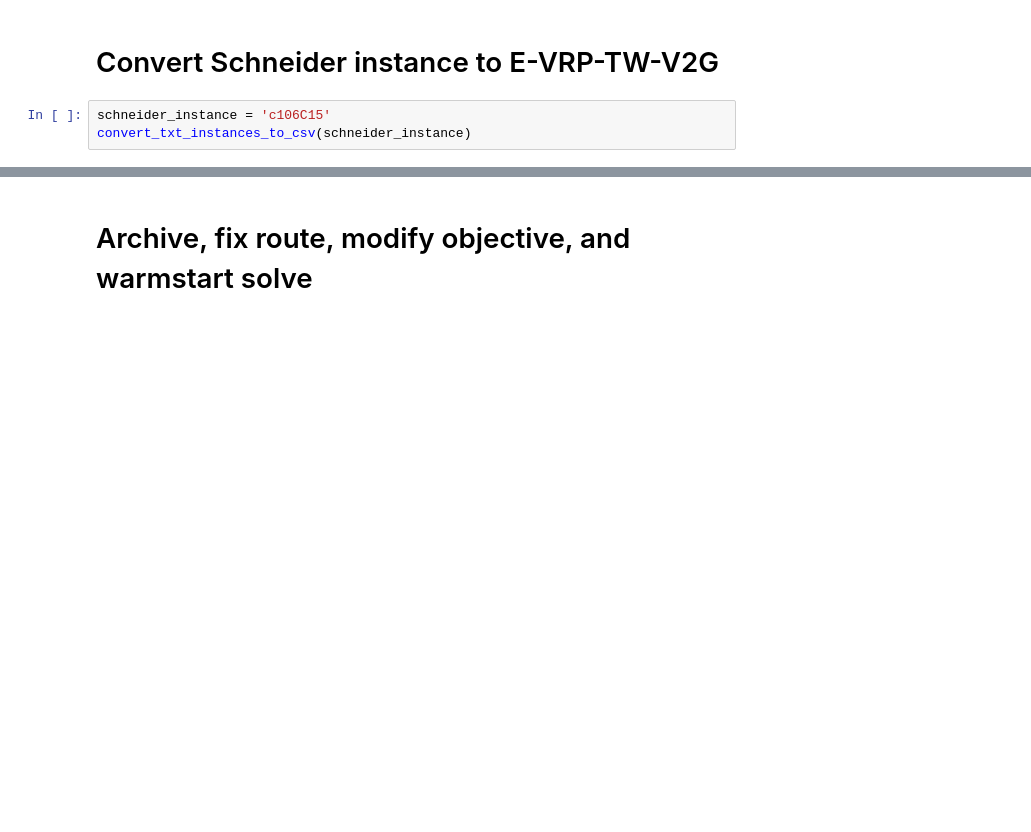
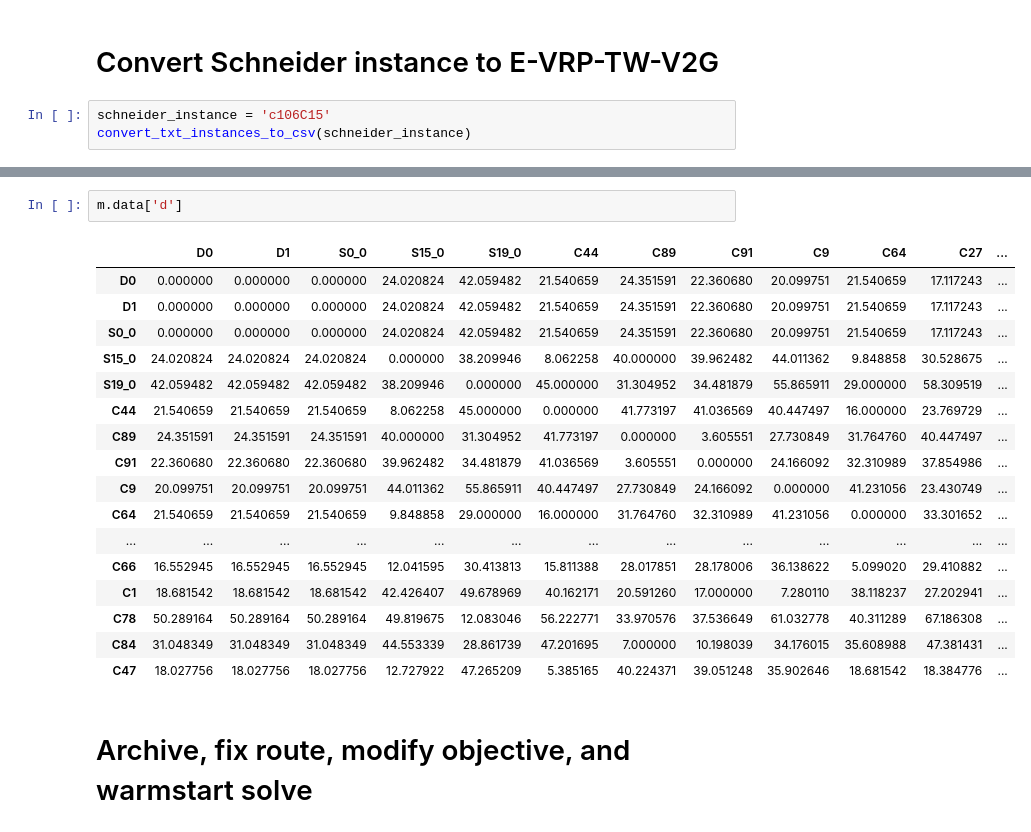
Before and after one commit to rariss/E-VRP-TW-V2G, a Jupyter notebook: evrp/e-vrp-tw.ipynb, the cells around one changed output, grey strips where cells are left out. Saved outputs shown, nothing was run; the diff lists cells and outputs as text; blank space fills up the shorter version.

```diff
--- a/evrp/e-vrp-tw.ipynb
+++ b/evrp/e-vrp-tw.ipynb
@@ -92,3 +116,23 @@ x, xp, traces, routes = plot_evrptwv2g(m)
+# %%
+m.data['d']
+# %% [output]
+|  | D0 | D1 | S0_0 | S15_0 | S19_0 | C44 | C89 | C91 | C9 | C64 | C27 | ... |
+| D0 | 0.000000 | 0.000000 | 0.000000 | 24.020824 | 42.059482 | 21.540659 | 24.351591 | 22.360680 | 20.099751 | 21.540659 | 17.117243 | ... |
+| D1 | 0.000000 | 0.000000 | 0.000000 | 24.020824 | 42.059482 | 21.540659 | 24.351591 | 22.360680 | 20.099751 | 21.540659 | 17.117243 | ... |
+| S0_0 | 0.000000 | 0.000000 | 0.000000 | 24.020824 | 42.059482 | 21.540659 | 24.351591 | 22.360680 | 20.099751 | 21.540659 | 17.117243 | ... |
+| S15_0 | 24.020824 | 24.020824 | 24.020824 | 0.000000 | 38.209946 | 8.062258 | 40.000000 | 39.962482 | 44.011362 | 9.848858 | 30.528675 | ... |
+| S19_0 | 42.059482 | 42.059482 | 42.059482 | 38.209946 | 0.000000 | 45.000000 | 31.304952 | 34.481879 | 55.865911 | 29.000000 | 58.309519 | ... |
+| C44 | 21.540659 | 21.540659 | 21.540659 | 8.062258 | 45.000000 | 0.000000 | 41.773197 | 41.036569 | 40.447497 | 16.000000 | 23.769729 | ... |
+| C89 | 24.351591 | 24.351591 | 24.351591 | 40.000000 | 31.304952 | 41.773197 | 0.000000 | 3.605551 | 27.730849 | 31.764760 | 40.447497 | ... |
+| C91 | 22.360680 | 22.360680 | 22.360680 | 39.962482 | 34.481879 | 41.036569 | 3.605551 | 0.000000 | 24.166092 | 32.310989 | 37.854986 | ... |
+| C9 | 20.099751 | 20.099751 | 20.099751 | 44.011362 | 55.865911 | 40.447497 | 27.730849 | 24.166092 | 0.000000 | 41.231056 | 23.430749 | ... |
+| C64 | 21.540659 | 21.540659 | 21.540659 | 9.848858 | 29.000000 | 16.000000 | 31.764760 | 32.310989 | 41.231056 | 0.000000 | 33.301652 | ... |
+| ... | ... | ... | ... | ... | ... | ... | ... | ... | ... | ... | ... | ... |
+| C66 | 16.552945 | 16.552945 | 16.552945 | 12.041595 | 30.413813 | 15.811388 | 28.017851 | 28.178006 | 36.138622 | 5.099020 | 29.410882 | ... |
+| C1 | 18.681542 | 18.681542 | 18.681542 | 42.426407 | 49.678969 | 40.162171 | 20.591260 | 17.000000 | 7.280110 | 38.118237 | 27.202941 | ... |
+| C78 | 50.289164 | 50.289164 | 50.289164 | 49.819675 | 12.083046 | 56.222771 | 33.970576 | 37.536649 | 61.032778 | 40.311289 | 67.186308 | ... |
+| C84 | 31.048349 | 31.048349 | 31.048349 | 44.553339 | 28.861739 | 47.201695 | 7.000000 | 10.198039 | 34.176015 | 35.608988 | 47.381431 | ... |
+| C47 | 18.027756 | 18.027756 | 18.027756 | 12.727922 | 47.265209 | 5.385165 | 40.224371 | 39.051248 | 35.902646 | 18.681542 | 18.384776 | ... |
 # %% [markdown]
 # Archive, fix route, modify objective, and warmstart solve
 # %%
```
Also changed, not shown: parts of 13 cells of this notebook, 2 other files.
